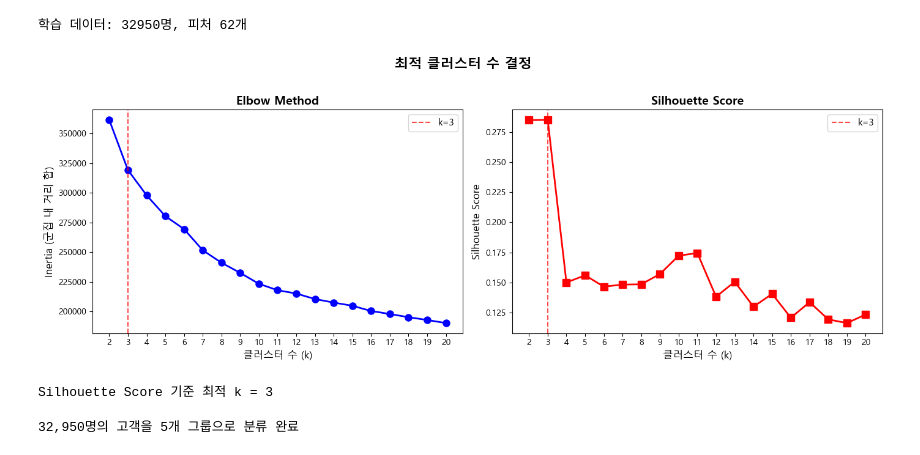
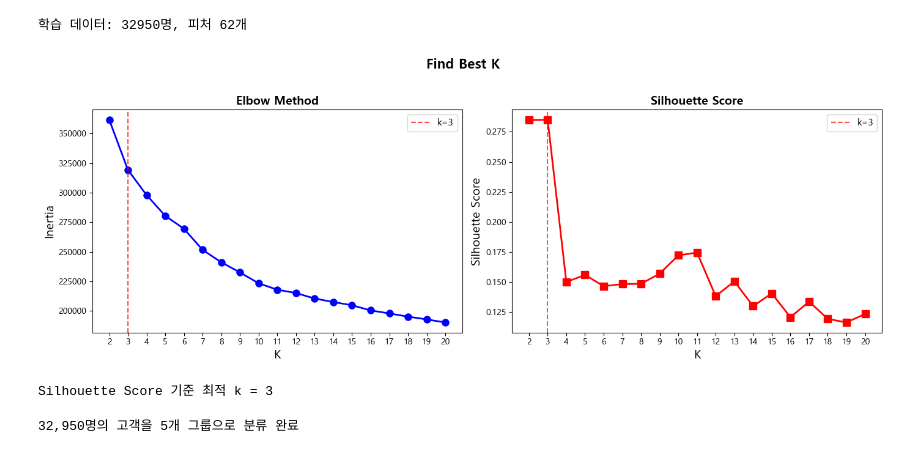
Before and after one commit to doorunderground/project4, a Jupyter notebook: 비지도.ipynb, the cells around one changed output. Cells and saved outputs as stored; diff of their text form; code cells hidden in the pictures.

```diff
--- a/비지도.ipynb
+++ b/비지도.ipynb
@@ -98,39 +98,39 @@ inertias, silhouettes = [], []  #엘보우, 실루엣
 for k in K_range:
     km = KMeans(n_clusters=k, random_state=42, n_init=10) # 가장 좋은 결과 = 가장 작은 inertia
     labels = km.fit_predict(X_processed)
     inertias.append(km.inertia_)
     silhouettes.append(silhouette_score(X_processed, labels,
                                         sample_size=5000, random_state=42))
 
 best_k = list(K_range)[np.argmax(silhouettes)]
 
 
 
 fig, axes = plt.subplots(1, 2, figsize=(14, 5))
 
 axes[0].plot(list(K_range), inertias, 'bo-', linewidth=2, markersize=8)
 axes[0].axvline(x=best_k, color='red', linestyle='--', alpha=0.7, label=f'k={best_k}')
-axes[0].set_xlabel('클러스터 수 (k)', fontsize=12)
-axes[0].set_ylabel('Inertia (군집 내 거리 합)', fontsize=12)
+axes[0].set_xlabel('K', fontsize=14)
+axes[0].set_ylabel('Inertia', fontsize=14)
 axes[0].set_title('Elbow Method', fontsize=14, fontweight='bold')
 axes[0].legend(fontsize=11)
 axes[0].set_xticks(list(K_range))
 
 axes[1].plot(list(K_range), silhouettes, 'rs-', linewidth=2, markersize=8)
 axes[1].axvline(x=best_k, color='red', linestyle='--', alpha=0.7, label=f'k={best_k}')
-axes[1].set_xlabel('클러스터 수 (k)', fontsize=12)
-axes[1].set_ylabel('Silhouette Score', fontsize=12)
+axes[1].set_xlabel('K', fontsize=14)
+axes[1].set_ylabel('Silhouette Score', fontsize=14)
 axes[1].set_title('Silhouette Score', fontsize=14, fontweight='bold')
 axes[1].legend(fontsize=11)
 axes[1].set_xticks(list(K_range))
 
-plt.suptitle('최적 클러스터 수 결정', fontsize=16, fontweight='bold', y=1.02)
+plt.suptitle('Find Best K', fontsize=16, fontweight='bold', y=1.02)
 plt.tight_layout()
 plt.show()
 
 print(f'Silhouette Score 기준 최적 k = {best_k}')
 # %% [output]
-[figure, old version]
+[figure, new version]
 Silhouette Score 기준 최적 k = 3
 # %%
  # K-Means 클러스터링 수행
```
Also changed, not shown: 3 other files.
